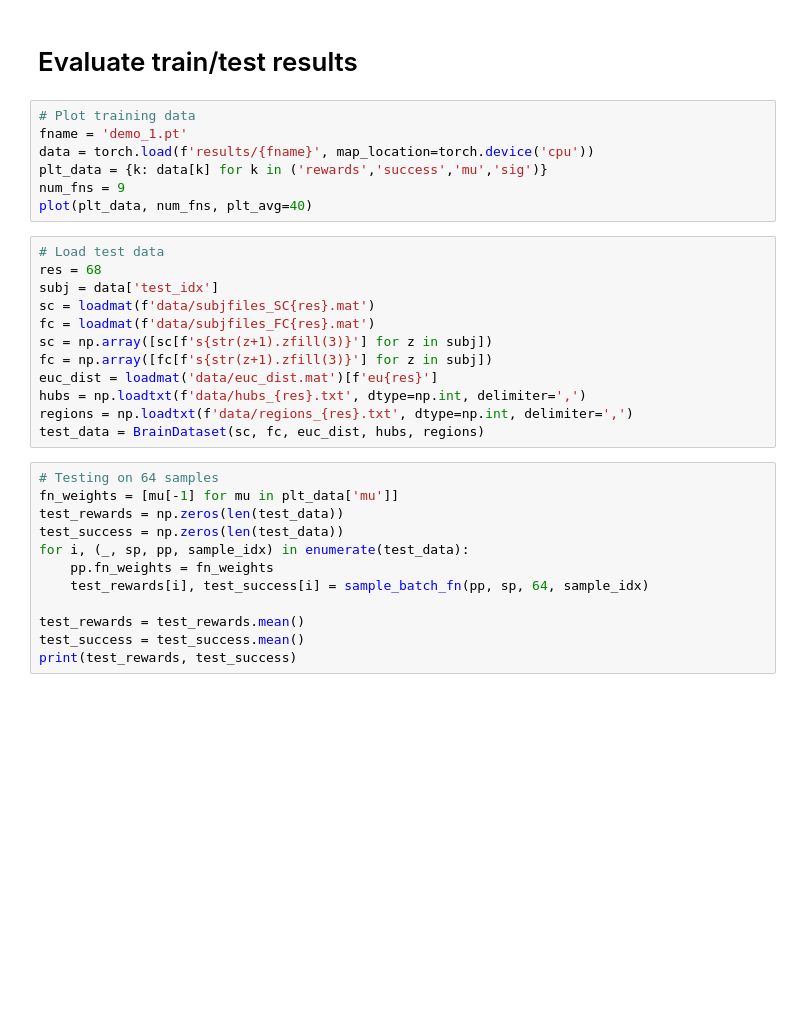
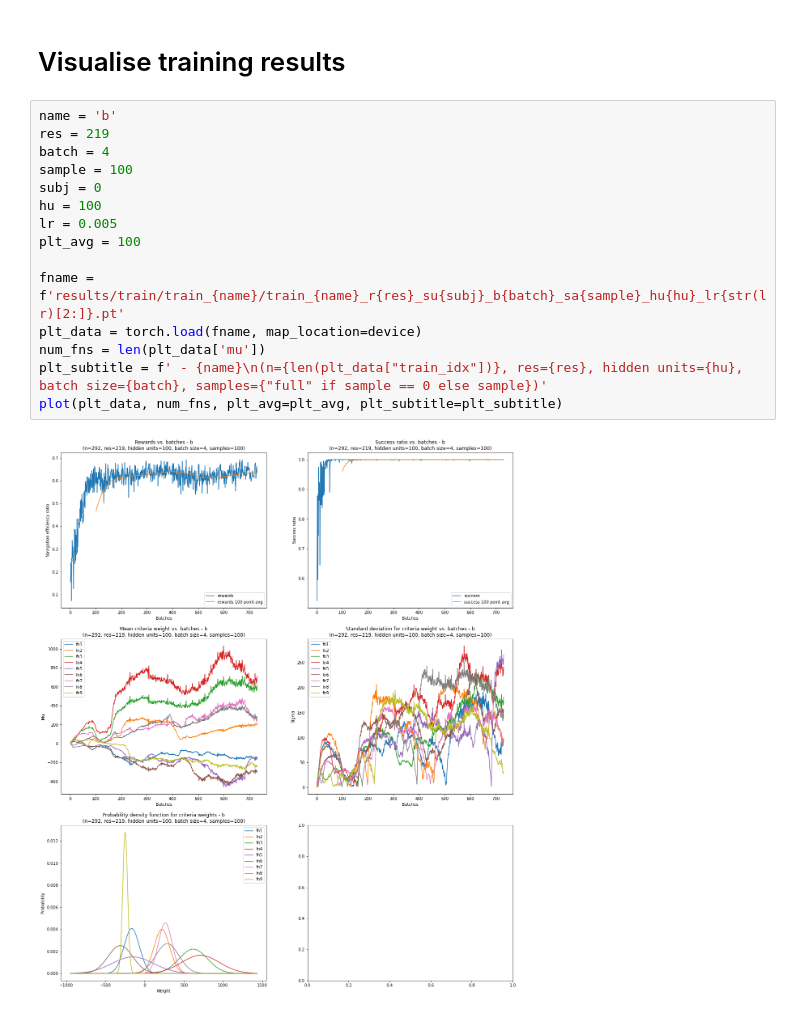
Before and after one commit to Alex-MobileApps/preferred-paths, a Jupyter notebook: eval.ipynb, the cells around one changed output. Cells and saved outputs as stored; diff of their text form; blank space fills up the shorter version.

Commit message:
Updated eval to new results path

```diff
--- a/eval.ipynb
+++ b/eval.ipynb
@@ -7,33 +5,19 @@ from ml import BrainDataset, sample_batch_fn
-# %% [markdown]
-# Evaluate train/test results
-# %%
-# Plot training data
-fname = 'demo_1.pt'
-data = torch.load(f'results/{fname}', map_location=torch.device('cpu'))
-plt_data = {k: data[k] for k in ('rewards','success','mu','sig')}
-num_fns = 9
-plot(plt_data, num_fns, plt_avg=40)
-# %%
-# Load test data
-res = 68
-subj = data['test_idx']
-sc = loadmat(f'data/subjfiles_SC{res}.mat')
-fc = loadmat(f'data/subjfiles_FC{res}.mat')
-sc = np.array([sc[f's{str(z+1).zfill(3)}'] for z in subj])
-fc = np.array([fc[f's{str(z+1).zfill(3)}'] for z in subj])
-euc_dist = loadmat('data/euc_dist.mat')[f'eu{res}']
-hubs = np.loadtxt(f'data/hubs_{res}.txt', dtype=np.int, delimiter=',')
-regions = np.loadtxt(f'data/regions_{res}.txt', dtype=np.int, delimiter=',')
-test_data = BrainDataset(sc, fc, euc_dist, hubs, regions)
-# %%
-# Testing on 64 samples
-fn_weights = [mu[-1] for mu in plt_data['mu']]
-test_rewards = np.zeros(len(test_data))
-test_success = np.zeros(len(test_data))
-for i, (_, sp, pp, sample_idx) in enumerate(test_data):
-    pp.fn_weights = fn_weights
-    test_rewards[i], test_success[i] = sample_batch_fn(pp, sp, 64, sample_idx)
-
-test_rewards = test_rewards.mean()
-test_success = test_success.mean()
-print(test_rewards, test_success)
+# %% [markdown]
+# Visualise training results
+# %%
+name = 'b'
+res = 219
+batch = 4
+sample = 100
+subj = 0
+hu = 100
+lr = 0.005
+plt_avg = 100
+
+fname = f'results/train/train_{name}/train_{name}_r{res}_su{subj}_b{batch}_sa{sample}_hu{hu}_lr{str(lr)[2:]}.pt'
+plt_data = torch.load(fname, map_location=device)
+num_fns = len(plt_data['mu'])
+plt_subtitle = f' - {name}\n(n={len(plt_data["train_idx"])}, res={res}, hidden units={hu}, batch size={batch}, samples={"full" if sample == 0 else sample})'
+plot(plt_data, num_fns, plt_avg=plt_avg, plt_subtitle=plt_subtitle)
+# %% [output]
+[figure, added]
```
Also changed, not shown: parts of 1 cell of this notebook.
